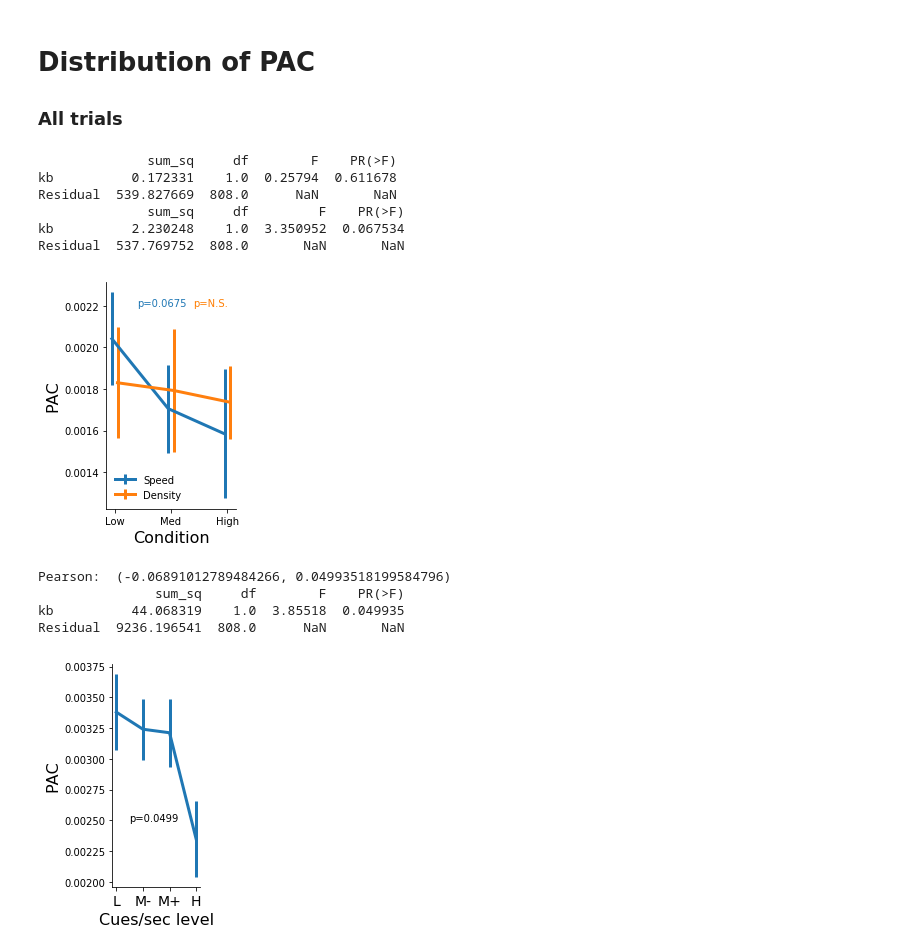
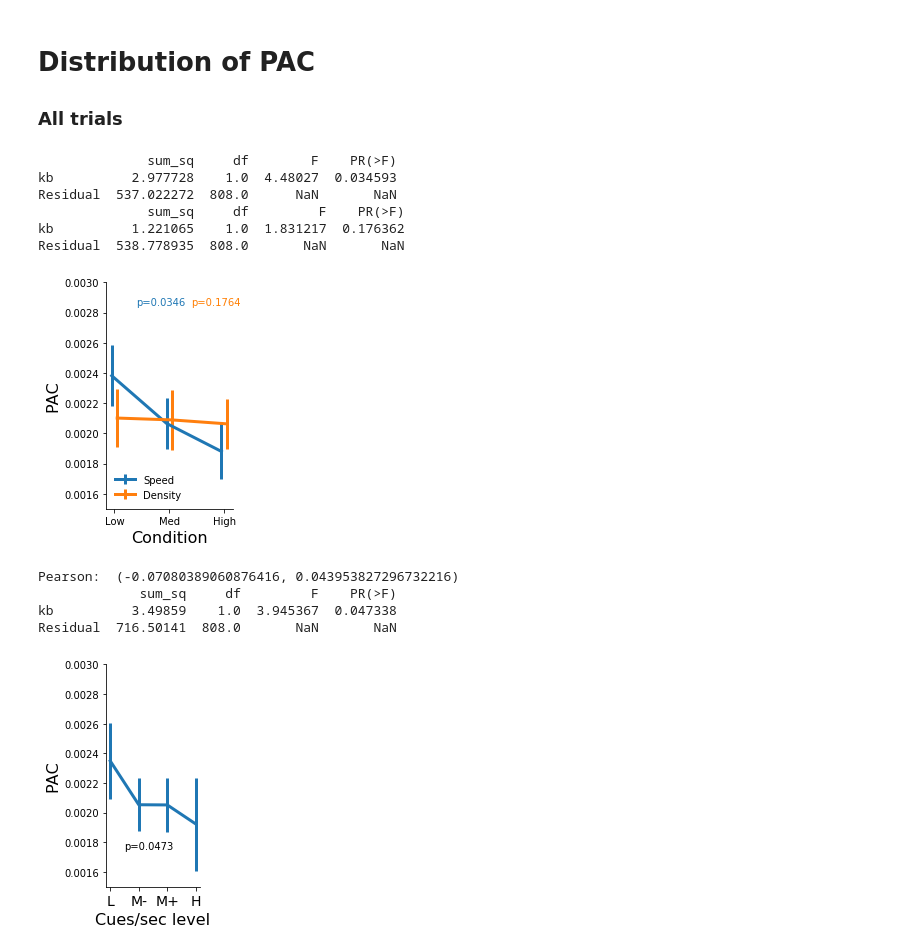
Before and after one commit to DiogoSantosPata/normaliser, a Jupyter notebook: Compute_theta_gamma_coupling.ipynb, the cells around one changed output. Drawn from its saved outputs; the diff is of its cells as text; code cells hidden in the pictures.

```diff
--- a/Compute_theta_gamma_coupling.ipynb
+++ b/Compute_theta_gamma_coupling.ipynb
@@ -77,7 +77,7 @@ def hilbert_transform(tmp_lfp_notch, fs):
     raw_phase = raw_phase.get_data()[0].real
 
     raw_band = raw.copy()
-    raw_band.filter(20, 45, l_trans_bandwidth=2., h_trans_bandwidth=2., fir_design='firwin')
+    raw_band.filter(30, 60, l_trans_bandwidth=2., h_trans_bandwidth=2., fir_design='firwin')
     raw_hilb = raw_band.copy()
     hilb_picks = mne.pick_types(raw_band.info, meg=False, eeg=True)
     raw_hilb.apply_hilbert(hilb_picks)
@@ -151,7 +151,10 @@ Filter length of 845 samples (1.650 sec) selected
 ### All trials
 # %%
 trial_begin           = 500
-trial_end             = 4000
+trial_end             = 3500#4000
+# trial_begin           = 0
+# trial_end             = 1500
+
 
 ## Trial type
 tmp_density = np.tile( np.repeat( np.arange(3), 3 ),3)
@@ -221,33 +224,38 @@ plt.tight_layout()
 # plt.savefig('../Figures/theta_dominant_freq_both.pdf')
 
 
-cw_lm=ols('speed ~ ' + var_of_interst , data=log_pac).fit() #Specify C for Categorical
-print(sm.stats.anova_lm(cw_lm, typ=2))
-cw_lm=ols('density ~ ' + var_of_interst , data=log_pac).fit() #Specify C for Categorical
-print(sm.stats.anova_lm(cw_lm, typ=2))
 
 
+plt.ylim(0.0015,0.003)
 
 new_blue   = '#1f77b4'
 new_orange = '#ff7f03'
 
 ym = plt.ylim()[1]*0.95
+
+cw_lm=ols('speed ~ ' + var_of_interst , data=log_pac).fit() #Specify C for Categorical
+print(sm.stats.anova_lm(cw_lm, typ=2))
 pval_str =   'p=' + str(np.round(sm.stats.anova_lm(cw_lm, typ=2)['PR(>F)']['kb'],4))
 plt.text( 0.4, ym, pval_str,  fontdict=dict(color=new_blue) )
-plt.text( 0.4+1, ym, 'p=N.S.',  fontdict=dict(color=new_orange) )
+
+
+cw_lm=ols('density ~ ' + var_of_interst , data=log_pac).fit() #Specify C for Categorical
+print(sm.stats.anova_lm(cw_lm, typ=2))
+pval_str =   'p=' + str(np.round(sm.stats.anova_lm(cw_lm, typ=2)['PR(>F)']['kb'],4))
+plt.text( 0.4+1, ym, pval_str,  fontdict=dict(color=new_orange) )
 
 plt.tight_layout()
 # plt.savefig('../Figures/pac_condition.pdf')
 # %% [output]
               sum_sq     df        F    PR(>F)
-kb          0.172331    1.0  0.25794  0.611678
-Residual  539.827669  808.0      NaN       NaN
+kb          2.977728    1.0  4.48027  0.034593
+Residual  537.022272  808.0      NaN       NaN
               sum_sq     df         F    PR(>F)
-kb          2.230248    1.0  3.350952  0.067534
-Residual  537.769752  808.0       NaN       NaN
+kb          1.221065    1.0  1.831217  0.176362
+Residual  538.778935  808.0       NaN       NaN
-[figure, old version]
+[figure, new version]
 # %%
-mmcs = log_pac.groupby(['cuesec_w']).mean()[var_of_interst]
+mmcs = log_pac.groupby(['cuesec_w']).median()[var_of_interst]
 sscs = log_pac.groupby(['cuesec_w']).sem()[var_of_interst]
 
 
@@ -267,40 +275,43 @@ ax.errorbar(  range(mmcs.size), mmcs, yerr=sscs, linewidth=3 )
 fig.patch.set_facecolor('xkcd:white')
 
 ax.spines['right'].set_visible(False)
 ax.spines['top'].set_visible(False)
 
 
 plt.sca(ax)
 
 plt.ylabel('PAC', fontsize=16)
 plt.xlabel('Cues/sec level', fontsize=16)
 
 # plt.ylim(8,12)
 plt.xticks(  range(mmcs.size), ['L','M-','M+','H'], fontsize=14 )
 
 # ax.yaxis.set_major_formatter(matplotlib.ticker.FormatStrFormatter('%.4f'))
 # ax.set_yscale("log")
 
 
 
 print( 'Pearson: ',  stats.pearsonr(log_pac.cuesec, log_pac[var_of_interst] ))
 
-cw_lm=ols('cuesec ~ ' + var_of_interst , data=log_pac).fit() #Specify C for Categorical
+cw_lm=ols('cuesec_w ~ ' + var_of_interst , data=log_pac).fit() #Specify C for Categorical
 print(sm.stats.anova_lm(cw_lm, typ=2))
 
-ym = sum(plt.ylim())/2.3
+ym = sum(plt.ylim())/2.4
 pval_str =   'p=' + str(np.round(sm.stats.anova_lm(cw_lm, typ=2)['PR(>F)']['kb'],4))
 plt.text( 0.5, ym, pval_str )
+
+
+plt.ylim(0.0015,0.003)
 
 # plt.savefig('../Figures/theta_dominant_freq_cues_per_sec.pdf')
 plt.tight_layout()
 # plt.savefig('../Figures/pac_cuesec.pdf')
 # %% [output]
-Pearson:  (-0.06891012789484266, 0.04993518199584796)
-               sum_sq     df        F    PR(>F)
-kb          44.068319    1.0  3.85518  0.049935
-Residual  9236.196541  808.0      NaN       NaN
+Pearson:  (-0.07080389060876416, 0.043953827296732216)
+             sum_sq     df         F    PR(>F)
+kb          3.49859    1.0  3.945367  0.047338
+Residual  716.50141  808.0       NaN       NaN
-[figure, old version]
+[figure, new version]
 # %%
 mmcs = log_pac.groupby(['cuesec']).mean()[var_of_interst]
 sscs = log_pac.groupby(['cuesec']).sem()[var_of_interst]
```
Also changed, not shown: parts of 3 cells of this notebook, 2 other files.
